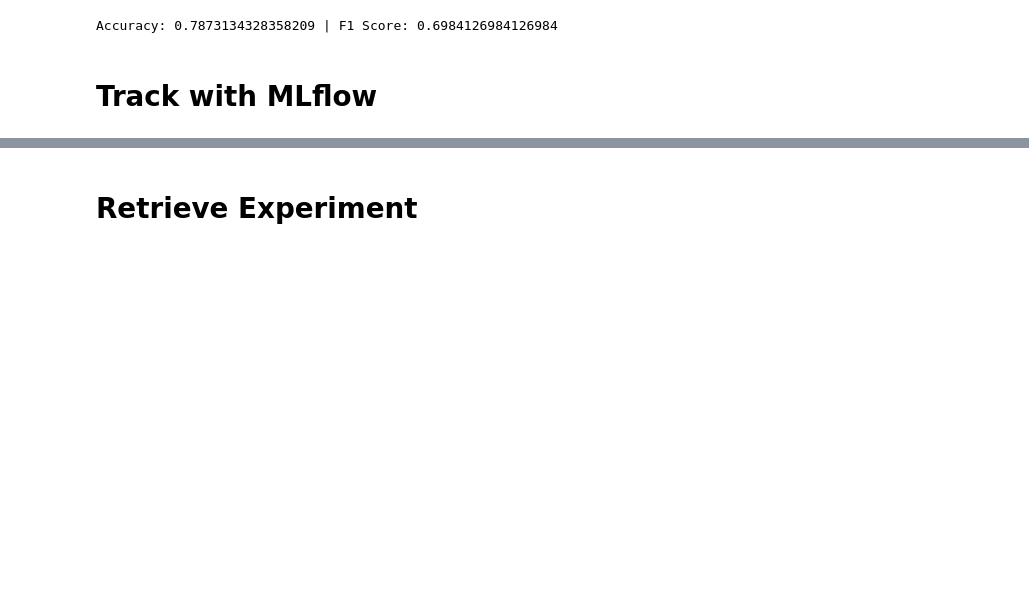
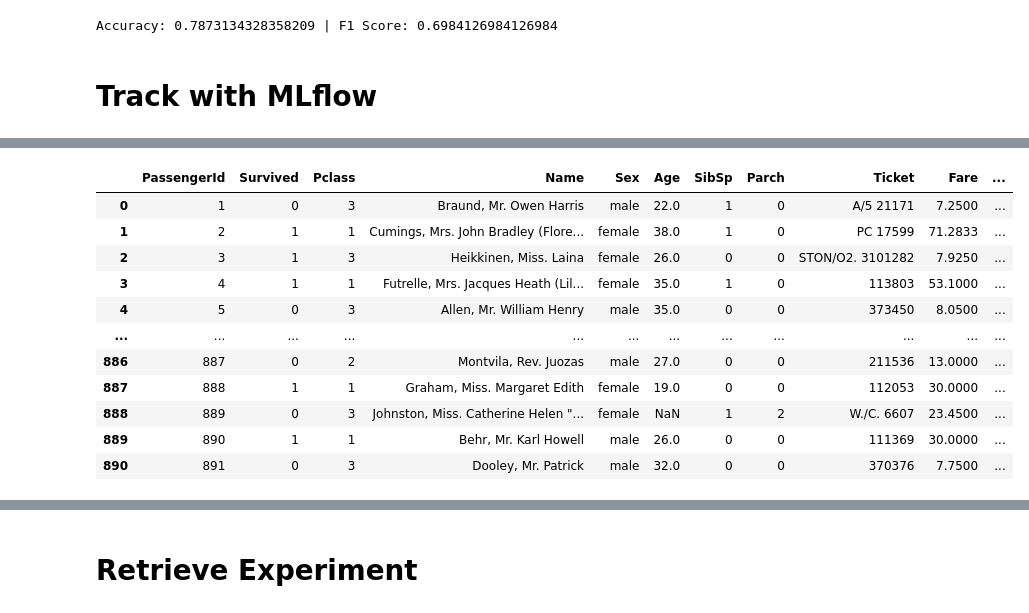
Before and after one commit to Omar-Safwat/MLflow-and-dvc-example, a Jupyter notebook: titanic_nb.ipynb, the cells around one changed output, grey strips where cells are left out. Drawn from its saved outputs; the diff is of its cells as text; code cells hidden in the pictures; blank space fills up the shorter version.

```diff
--- a/titanic_nb.ipynb
+++ b/titanic_nb.ipynb
@@ -284,0 +217,85 @@ with mlflow.start_run(experiment_id=exp.experiment_id):
+# %%
+repo = git.Repo(r"./")
+
+def print_repository_info(repo):
+    print('Repository description: {}'.format(repo.description))
+    print('Repository active branch is {}'.format(repo.active_branch))
+
+    for remote in repo.remotes:
+        print('Remote named "{}" with URL "{}"'.format(remote, remote.url))
+
+    print('Last commit for repository is {}.'.format(str(repo.head.commit.hexsha)))
+
+
+def print_commit_data(commit, req_ver):
+
+    print('-----')
+    print(str(commit.hexsha))
+    print("\"{}\" by {} ({})".format(commit.summary, commit.author.name, commit.author.email))
+    print(str(commit.authored_datetime))
+    print(str("count: {} and size: {}".format(commit.count(), commit.size)))
+    if req_ver in commit.summary:
+        return(str(commit.hexsha))
+    else :
+        return("")
+
+
+
+
+# check that the repository loaded correctly
+if not repo.bare:
+    print('Repo at {} successfully loaded.')
+    print_repository_info(repo)
+    COMMITS_TO_PRINT = 10
+    MAIN_BRANCH='main'
+
+    # create list of commits then print some of them to stdout
+    commits = list(repo.iter_commits(MAIN_BRANCH))[:COMMITS_TO_PRINT]
+    print("----Commits---")
+    print(commits)
+    print("length of commits")
+    print(len(commits))
+    number = 0
+    rev1 = ""
+    req_ver = "v1"
+    while ((number < len(commits)) and rev1 == ""):
+        print(f"Number is {number}!")
+        rev1 = print_commit_data(commits[number], req_ver)
+        number = number + 1
+
+
+    print("rev1")
+    print(rev1)
+
+    resource_url2 = dvc.api.get_url(
+    'data/train.csv',
+    repo = r"./",
+    rev = rev1
+    )
+    print('-----')
+    print(resource_url2)
+
+    df = pd.read_csv(resource_url2, sep=',')
+    print(len(df))
+    display(df)
+
+
+
+    remote_server_uri = "http://127.0.0.1:5000" # set to your server URI
+    mlflow.set_tracking_uri(remote_server_uri)
+
+    # Initialize client and experiment
+    client = MlflowClient()
+    mlflow.set_experiment(EXPERIMENT_NAME)
+    exp = client.get_experiment_by_name(EXPERIMENT_NAME)
+
+    # Start a new run and track
+    with mlflow.start_run(experiment_id=exp.experiment_id):
+        mlflow.log_param("n_estimators", N_ESTIMATORS)      # Track model parameter
+        mlflow.log_param("max_depth", MAX_DEPTH)            # Track model parameter
+        mlflow.log_metric("accuracy", accuracy)             # Track error value
+        mlflow.log_metric("f1_score", f1)                   # Track error value
+        mlflow.log_artifact(EXPORT_MODEL_PATH)              # Track exported model
+else:
+    print('Could not load repository')
+# %% [output]
@@ -284,0 +319,12 @@ with mlflow.start_run(experiment_id=exp.experiment_id):
+|  | PassengerId | Survived | Pclass | Name | Sex | Age | SibSp | Parch | Ticket | Fare | ... |
+| 0 | 1 | 0 | 3 | Braund, Mr. Owen Harris | male | 22.0 | 1 | 0 | A/5 21171 | 7.2500 | ... |
+| 1 | 2 | 1 | 1 | Cumings, Mrs. John Bradley (Flore... | female | 38.0 | 1 | 0 | PC 17599 | 71.2833 | ... |
+| 2 | 3 | 1 | 3 | Heikkinen, Miss. Laina | female | 26.0 | 0 | 0 | STON/O2. 3101282 | 7.9250 | ... |
+| 3 | 4 | 1 | 1 | Futrelle, Mrs. Jacques Heath (Lil... | female | 35.0 | 1 | 0 | 113803 | 53.1000 | ... |
+| 4 | 5 | 0 | 3 | Allen, Mr. William Henry | male | 35.0 | 0 | 0 | 373450 | 8.0500 | ... |
+| ... | ... | ... | ... | ... | ... | ... | ... | ... | ... | ... | ... |
+| 886 | 887 | 0 | 2 | Montvila, Rev. Juozas | male | 27.0 | 0 | 0 | 211536 | 13.0000 | ... |
+| 887 | 888 | 1 | 1 | Graham, Miss. Margaret Edith | female | 19.0 | 0 | 0 | 112053 | 30.0000 | ... |
+| 888 | 889 | 0 | 3 | Johnston, Miss. Catherine Helen "... | female | NaN | 1 | 2 | W./C. 6607 | 23.4500 | ... |
+| 889 | 890 | 1 | 1 | Behr, Mr. Karl Howell | male | 26.0 | 0 | 0 | 111369 | 30.0000 | ... |
+| 890 | 891 | 0 | 3 | Dooley, Mr. Patrick | male | 32.0 | 0 | 0 | 370376 | 7.7500 | ... |
```
Also changed, not shown: parts of 10 cells of this notebook, 31 other files.
